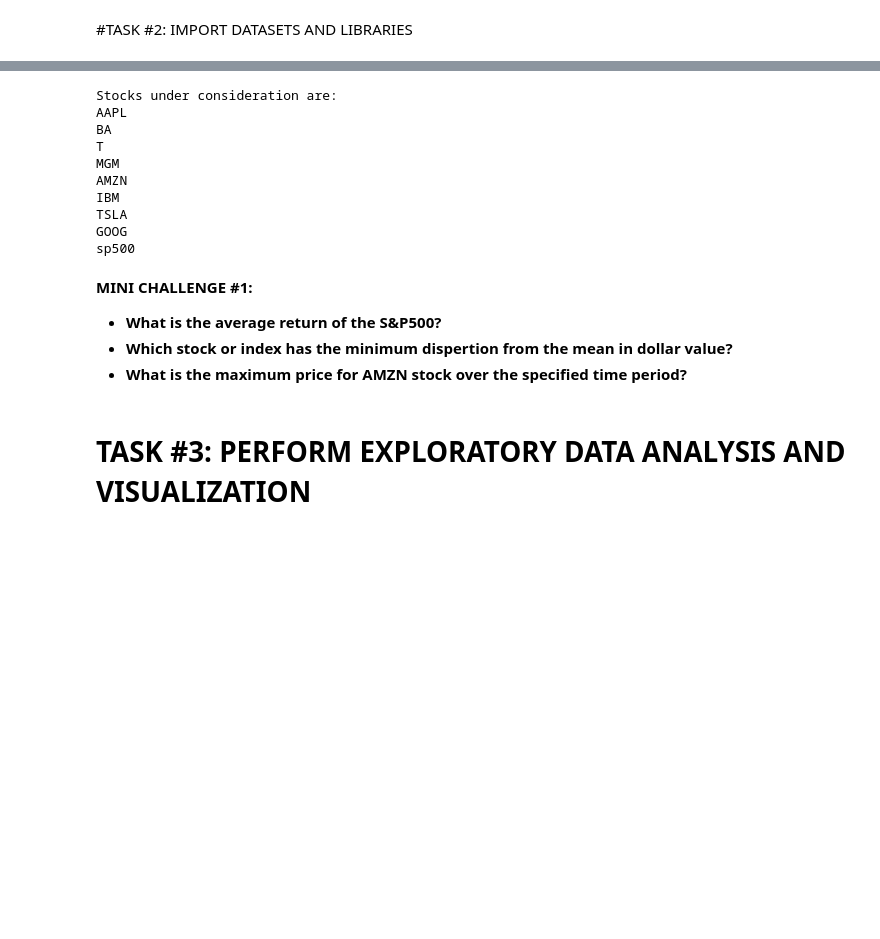
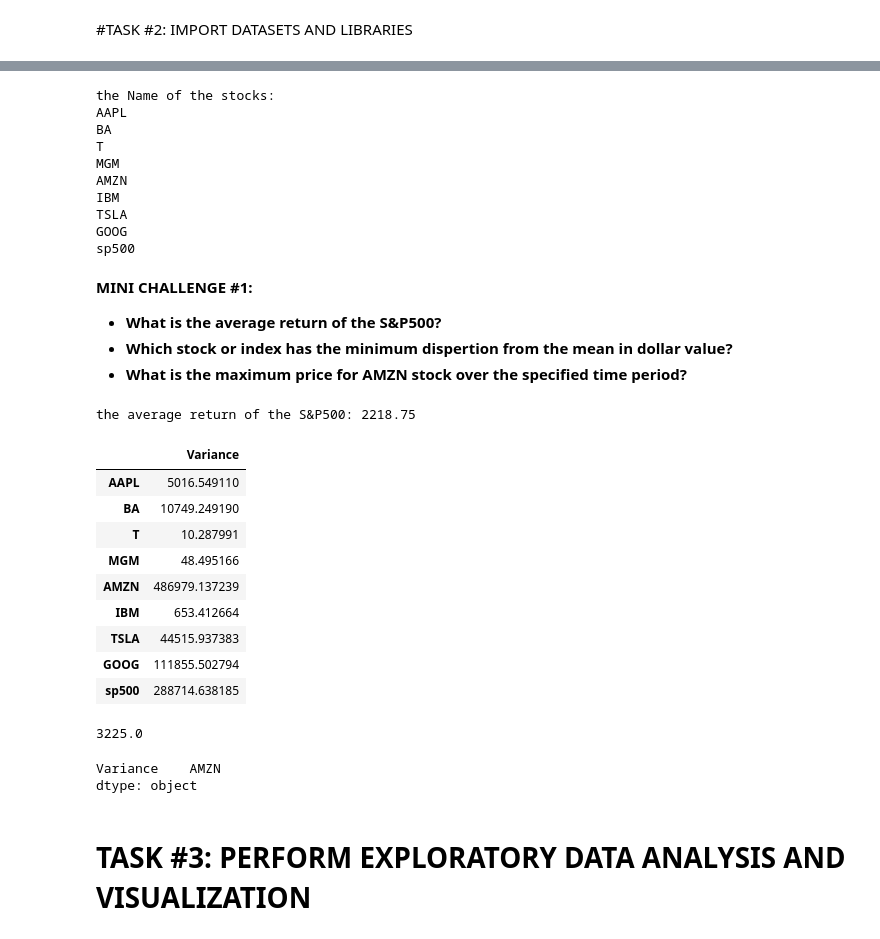
Before and after one commit to djimme/Python_selftraining, a Jupyter notebook: [U]Python&MachineLearningforFinancialAnalysis/S14.StocksDataAnalysisandVisualizationinPython/Finance_101_Stocks_Data_Analysis_and_Visualization_Skeleton.ipynb, the cells around one changed output, grey strips where cells are left out. Saved outputs shown, nothing was run; the diff lists cells and outputs as text; code cells hidden in the pictures; blank space fills up the shorter version.

```diff
--- a/[U]Python&MachineLearningforFinancialAnalysis/S14.StocksDataAnalysisandVisualizationinPython/Finance_101_Stocks_Data_Analysis_and_Visualization_Skeleton.ipynb
+++ b/[U]Python&MachineLearningforFinancialAnalysis/S14.StocksDataAnalysisandVisualizationinPython/Finance_101_Stocks_Data_Analysis_and_Visualization_Skeleton.ipynb
@@ -72,7 +64,11 @@ Total Number of stocks : 9
 # %%
 # Print the name of stocks
+print('the Name of the stocks:')
+
+for i in stocks_df.columns[1:]:
+  print(i)
 # %% [output]
-Stocks under consideration are:
+the Name of the stocks:
 AAPL
 BA
 T
@@ -87,6 +83,34 @@ sp500
 - **What is the average return of the S&P500?**
 - **Which stock or index has the minimum dispertion from the mean in dollar value?**
 - **What is the maximum price for AMZN stock over the specified time period?**
+# %%
+mean_sp500 = round(stocks_df['sp500'].mean(), 3)
+print('the average return of the S&P500: {}'.format(mean_sp500))
+
+
+stocks_var = pd.DataFrame( stocks_df.loc[:, 'AAPL':'sp500'].var(), columns=['Variance'])
+stocks_var
+# %% [output]
+the average return of the S&P500: 2218.75
+|  | Variance |
+| AAPL | 5016.549110 |
+| BA | 10749.249190 |
+| T | 10.287991 |
+| MGM | 48.495166 |
+| AMZN | 486979.137239 |
+| IBM | 653.412664 |
+| TSLA | 44515.937383 |
+| GOOG | 111855.502794 |
+| sp500 | 288714.638185 |
+# %%
+stocks_df['AMZN'].max()
+# %% [output]
+3225.0
+# %%
+stocks_var.idxmax()
+# %% [output]
+Variance    AMZN
+dtype: object
 # %% [markdown]
 # TASK #3: PERFORM EXPLORATORY DATA ANALYSIS AND VISUALIZATION
 # %%
```
Also changed, not shown: parts of 4 cells of this notebook.
